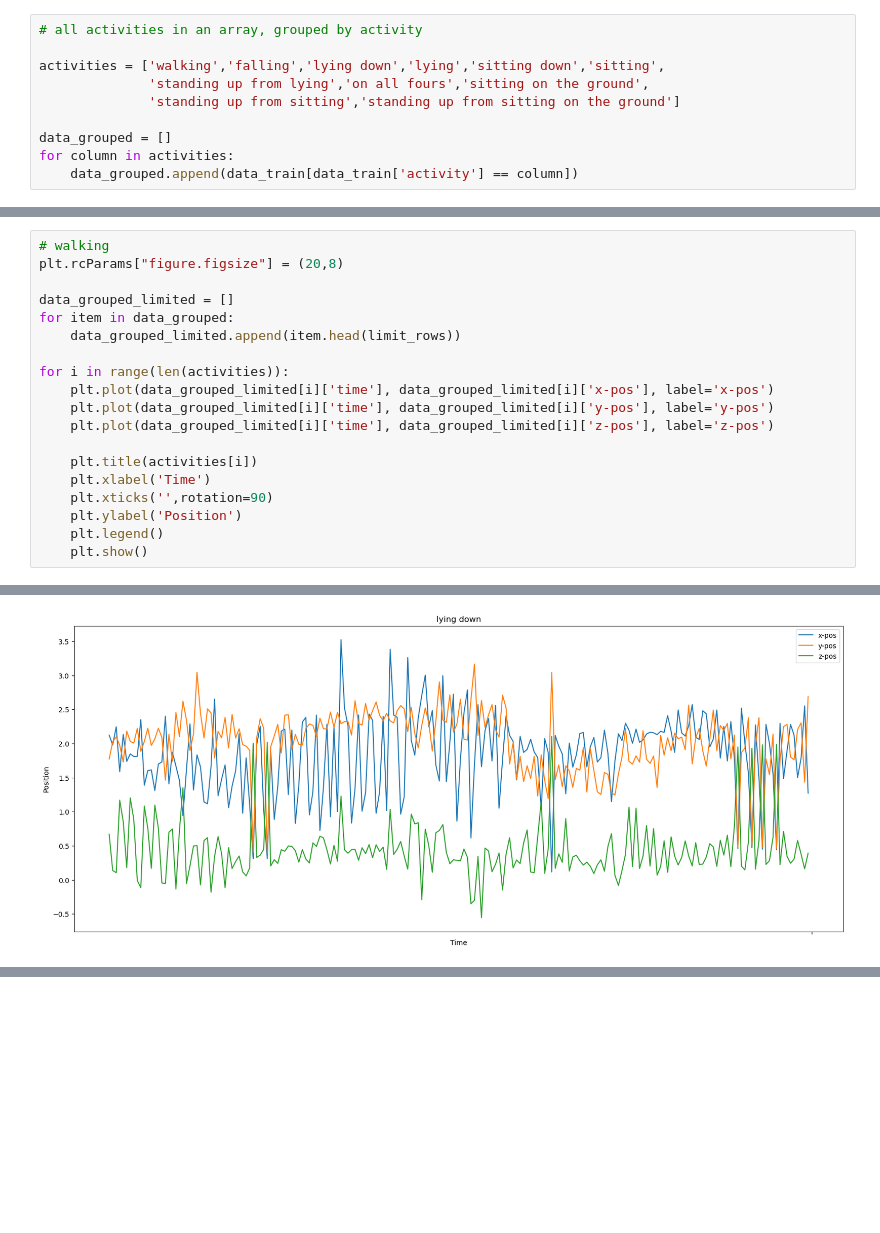
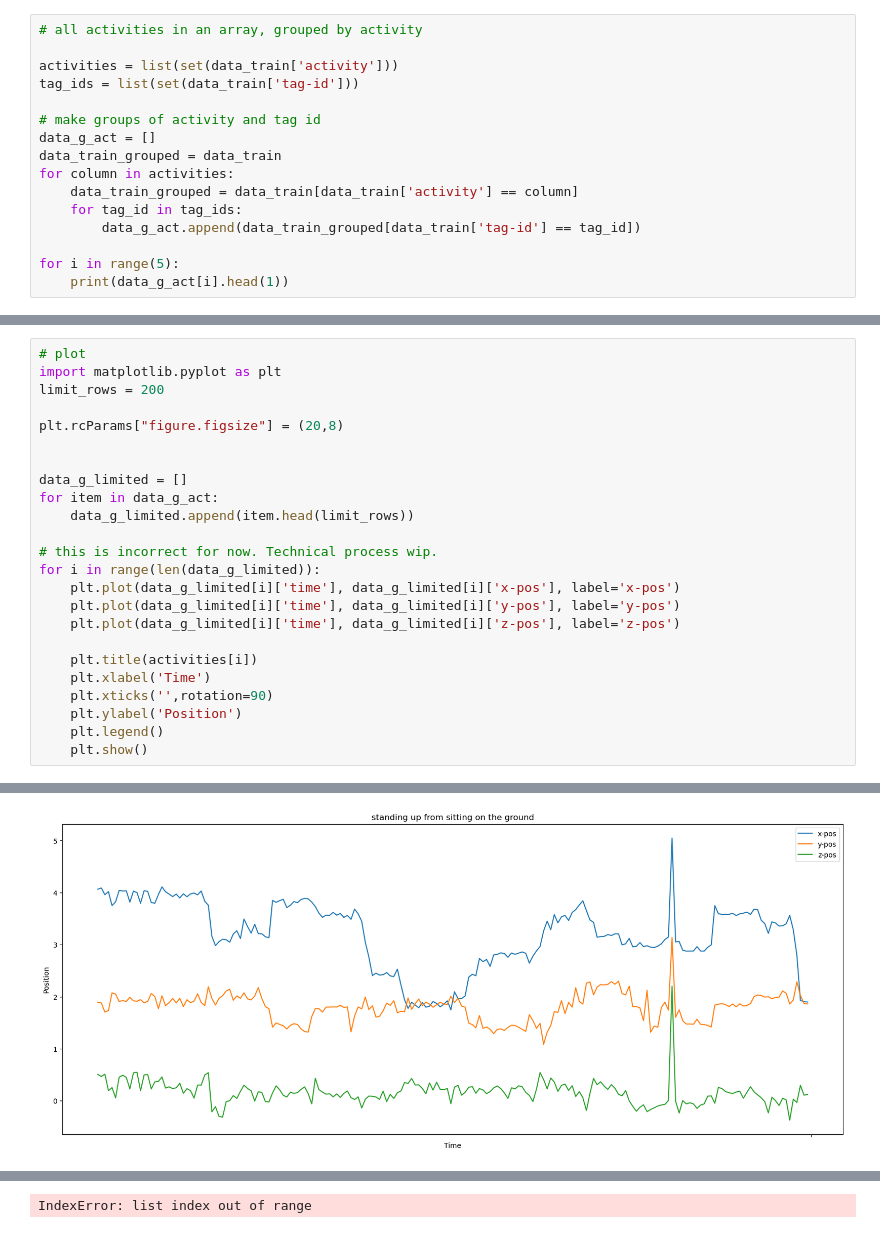
Before and after one commit to tjex/mlmt-project, a Jupyter notebook: notebooks/sandbox.ipynb, the cells around one changed output, grey strips where cells are left out. Cells and saved outputs as stored; diff of their text form; blank space fills up the shorter version.

```diff
--- a/notebooks/sandbox.ipynb
+++ b/notebooks/sandbox.ipynb
@@ -29,10 +24,16 @@ limit_rows = 200
 # %%
 # all activities in an array, grouped by activity
 
-activities = ['walking','falling','lying down','lying','sitting down','sitting',
-              'standing up from lying','on all fours','sitting on the ground',
-              'standing up from sitting','standing up from sitting on the ground']
+activities = list(set(data_train['activity']))
+tag_ids = list(set(data_train['tag-id']))
 
-data_grouped = []
+# make groups of activity and tag id
+data_g_act = []
+data_train_grouped = data_train
 for column in activities:
-    data_grouped.append(data_train[data_train['activity'] == column])
+    data_train_grouped = data_train[data_train['activity'] == column]
+    for tag_id in tag_ids:
+        data_g_act.append(data_train_grouped[data_train['tag-id'] == tag_id])
+
+for i in range(5):
+    print(data_g_act[i].head(1))
@@ -39,15 +58,20 @@ for column in activities:
 # %%
-# walking
+# plot
+import matplotlib.pyplot as plt
+limit_rows = 200
+
 plt.rcParams["figure.figsize"] = (20,8)
 
-data_grouped_limited = []
-for item in data_grouped:
-    data_grouped_limited.append(item.head(limit_rows))
 
-for i in range(len(activities)):
-    plt.plot(data_grouped_limited[i]['time'], data_grouped_limited[i]['x-pos'], label='x-pos')
-    plt.plot(data_grouped_limited[i]['time'], data_grouped_limited[i]['y-pos'], label='y-pos')
-    plt.plot(data_grouped_limited[i]['time'], data_grouped_limited[i]['z-pos'], label='z-pos')
+data_g_limited = []
+for item in data_g_act:
+    data_g_limited.append(item.head(limit_rows))
+
+# this is incorrect for now. Technical process wip.
+for i in range(len(data_g_limited)):
+    plt.plot(data_g_limited[i]['time'], data_g_limited[i]['x-pos'], label='x-pos')
+    plt.plot(data_g_limited[i]['time'], data_g_limited[i]['y-pos'], label='y-pos')
+    plt.plot(data_g_limited[i]['time'], data_g_limited[i]['z-pos'], label='z-pos')
 
     plt.title(activities[i])
     plt.xlabel('Time')
@@ -61 +85 @@ for i in range(len(activities)):
-[figure, old version]
+[figure, new version]
@@ -69,0 +94 @@ for i in range(len(activities)):
+IndexError: list index out of range
```
Also changed, not shown: parts of 4 cells of this notebook, 1 other file.
